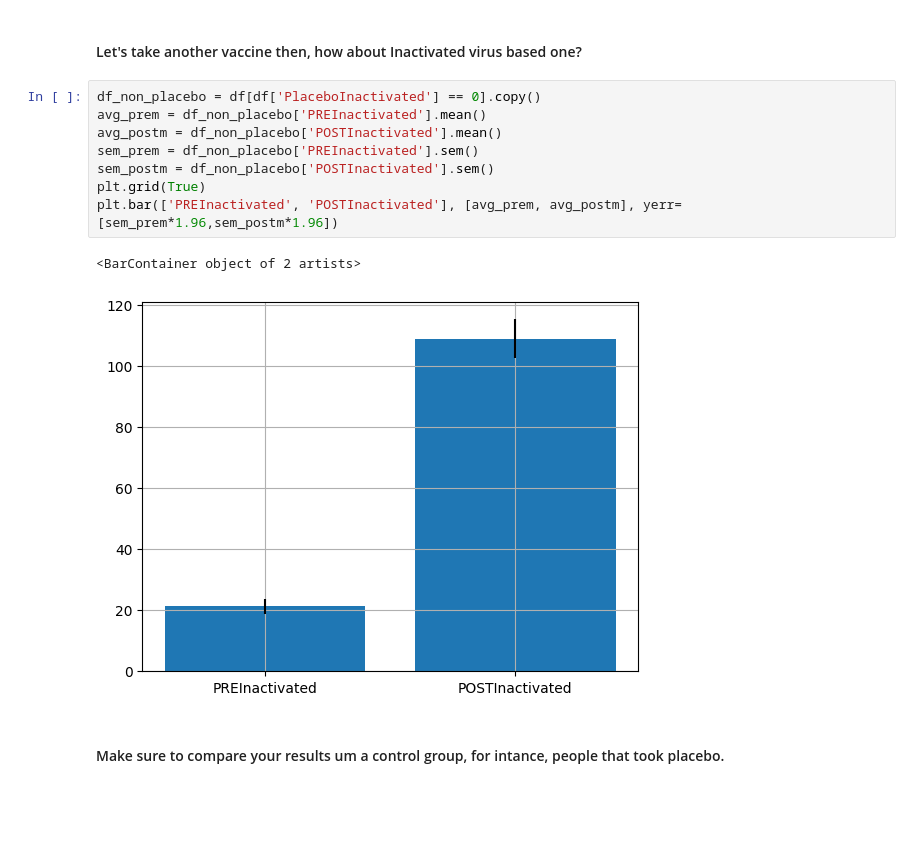
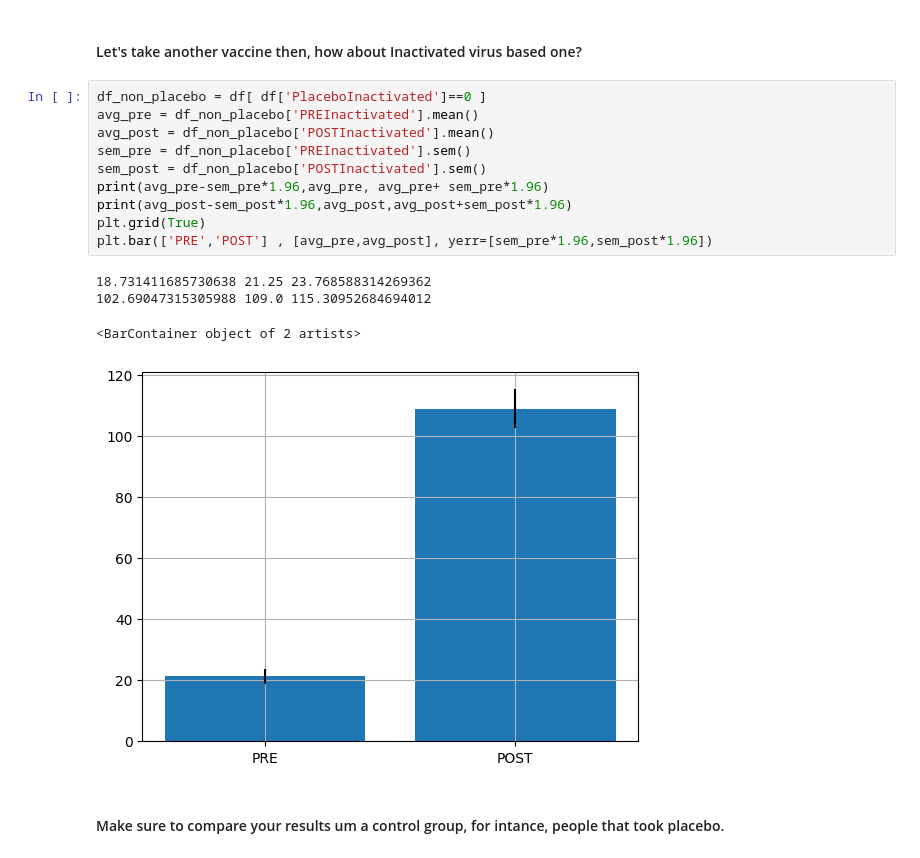
Before and after one commit to lcbjrrr/algojust, a Jupyter notebook: NB03_statsMiss.ipynb, the cells around one changed output. Cells and saved outputs as stored; diff of their text form; blank space fills up the shorter version.

```diff
--- a/NB03_statsMiss.ipynb
+++ b/NB03_statsMiss.ipynb
@@ -46,15 +61,19 @@ plt.bar(['PREDNA', 'POSTDNA'], [avg_prem, avg_postm], yerr=[sem_prem*1.96,sem_po
 # %% [markdown]
 #### Let's take another vaccine then, how about Inactivated virus based one?
 # %%
-df_non_placebo = df[df['PlaceboInactivated'] == 0].copy()
-avg_prem = df_non_placebo['PREInactivated'].mean()
-avg_postm = df_non_placebo['POSTInactivated'].mean()
-sem_prem = df_non_placebo['PREInactivated'].sem()
-sem_postm = df_non_placebo['POSTInactivated'].sem()
+df_non_placebo = df[ df['PlaceboInactivated']==0 ]
+avg_pre = df_non_placebo['PREInactivated'].mean()
+avg_post = df_non_placebo['POSTInactivated'].mean()
+sem_pre = df_non_placebo['PREInactivated'].sem()
+sem_post = df_non_placebo['POSTInactivated'].sem()
+print(avg_pre-sem_pre*1.96,avg_pre, avg_pre+ sem_pre*1.96)
+print(avg_post-sem_post*1.96,avg_post,avg_post+sem_post*1.96)
 plt.grid(True)
-plt.bar(['PREInactivated', 'POSTInactivated'], [avg_prem, avg_postm], yerr=[sem_prem*1.96,sem_postm*1.96])
+plt.bar(['PRE','POST'] , [avg_pre,avg_post], yerr=[sem_pre*1.96,sem_post*1.96])
 # %% [output]
-<BarContainer object of 2 artists>
+18.731411685730638 21.25 23.768588314269362
+102.69047315305988 109.0 115.30952684694012
+<BarContainer object of 2 artists>
-[figure, old version]
+[figure, new version]
 # %% [markdown]
 #### Make sure to compare your results um a control group, for intance, people that took placebo.
```
Also changed, not shown: parts of 8 cells of this notebook.
